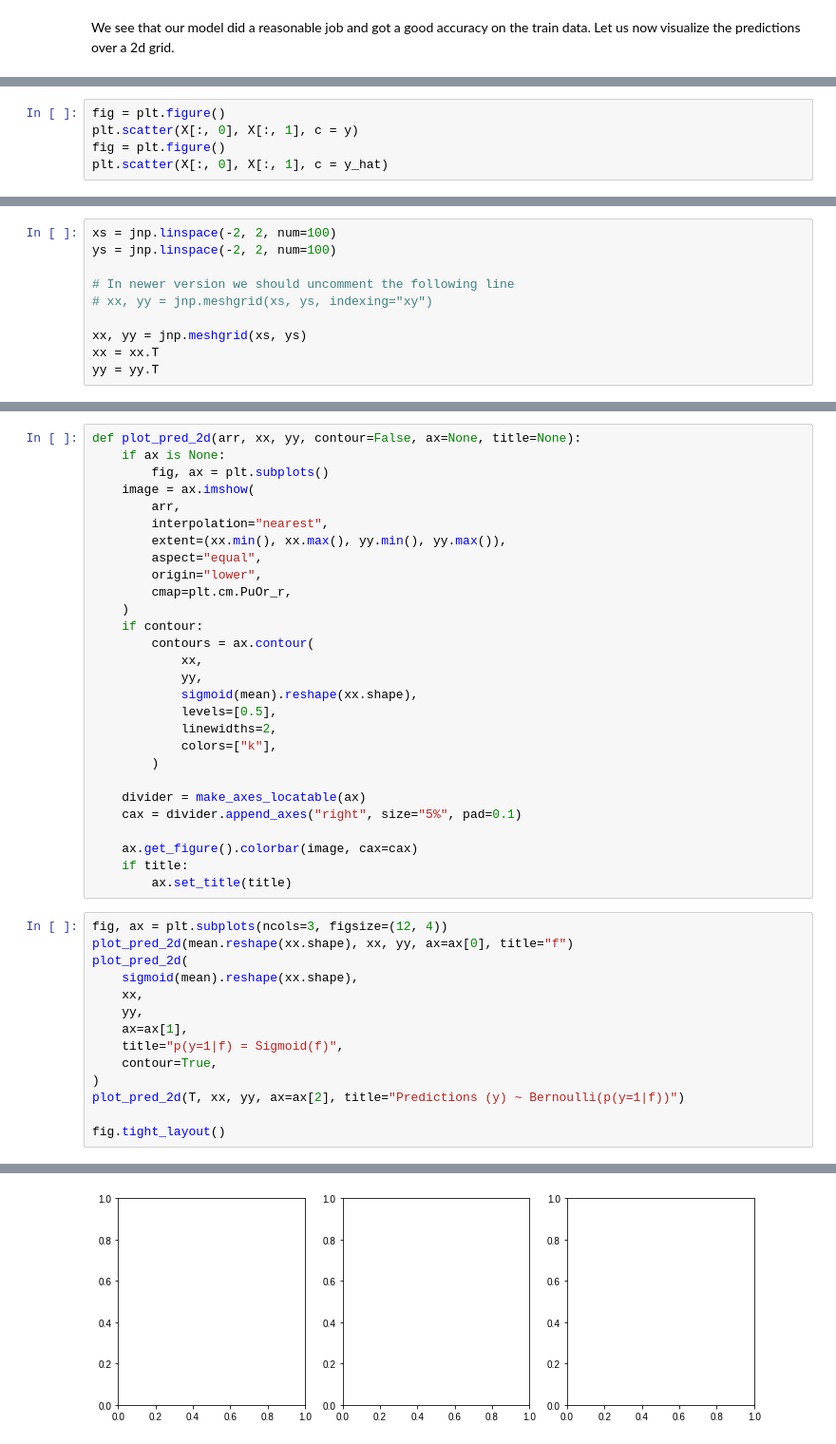
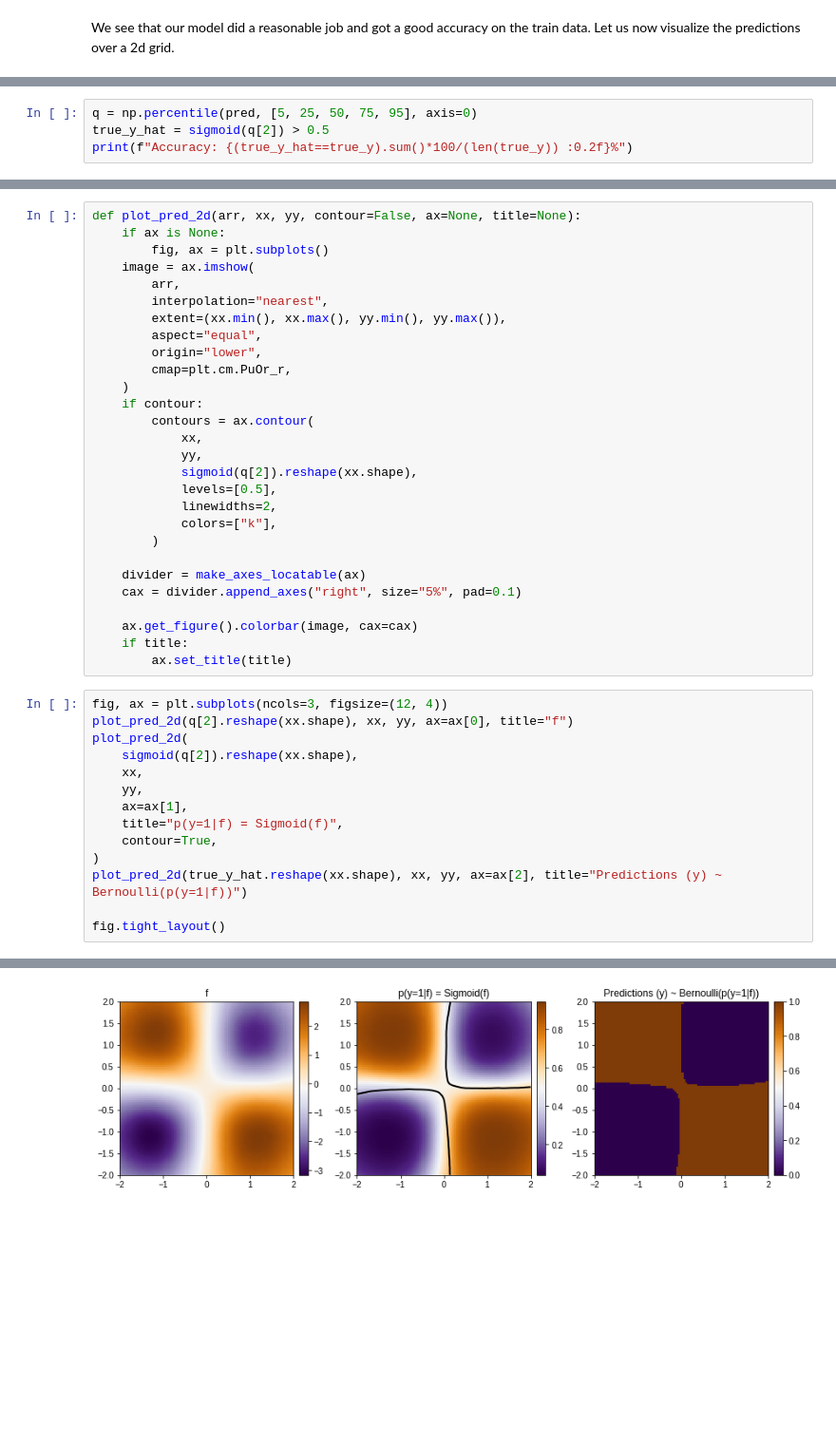
Before and after one commit to dfm/tinygp, a Jupyter notebook: docs/tutorials/gp_classification_mcmc.ipynb, the cells around one changed output, grey strips where cells are left out. Shown: that part at 95% size. Drawn from its saved outputs; the diff is of its cells as text; blank space fills up the shorter version.

```diff
--- a/docs/tutorials/gp_classification_mcmc.ipynb
+++ b/docs/tutorials/gp_classification_mcmc.ipynb
@@ -133,5 +127,0 @@ X.shape, T.shape
-# %%
-fig = plt.figure()
-plt.scatter(X[:, 0], X[:, 1], c = y)
-fig = plt.figure()
-plt.scatter(X[:, 0], X[:, 1], c = y_hat)
@@ -142,10 +127,0 @@ plt.scatter(X[:, 0], X[:, 1], c = y_hat)
-# %%
-xs = jnp.linspace(-2, 2, num=100)
-ys = jnp.linspace(-2, 2, num=100)
-
-# In newer version we should uncomment the following line
-# xx, yy = jnp.meshgrid(xs, ys, indexing="xy")
-
-xx, yy = jnp.meshgrid(xs, ys)
-xx = xx.T
-yy = yy.T
@@ -154,0 +128,4 @@ Z = numpyro.sample("y_hat", dist.Bernoulli(sigmoid(mean)), rng_key = jax.random.
+# %%
+q = np.percentile(pred, [5, 25, 50, 75, 95], axis=0)
+true_y_hat = sigmoid(q[2]) > 0.5
+print(f"Accuracy: {(true_y_hat==true_y).sum()*100/(len(true_y)) :0.2f}%")
@@ -168,7 +147,7 @@ def plot_pred_2d(arr, xx, yy, contour=False, ax=None, title=None):
         contours = ax.contour(
             xx,
             yy,
-            sigmoid(mean).reshape(xx.shape),
+            sigmoid(q[2]).reshape(xx.shape),
             levels=[0.5],
             linewidths=2,
             colors=["k"],
@@ -182,16 +161,16 @@ def plot_pred_2d(arr, xx, yy, contour=False, ax=None, title=None):
         ax.set_title(title)
 # %%
 fig, ax = plt.subplots(ncols=3, figsize=(12, 4))
-plot_pred_2d(mean.reshape(xx.shape), xx, yy, ax=ax[0], title="f")
+plot_pred_2d(q[2].reshape(xx.shape), xx, yy, ax=ax[0], title="f")
 plot_pred_2d(
-    sigmoid(mean).reshape(xx.shape),
+    sigmoid(q[2]).reshape(xx.shape),
     xx,
     yy,
     ax=ax[1],
     title="p(y=1|f) = Sigmoid(f)",
     contour=True,
 )
-plot_pred_2d(T, xx, yy, ax=ax[2], title="Predictions (y) ~ Bernoulli(p(y=1|f))")
+plot_pred_2d(true_y_hat.reshape(xx.shape), xx, yy, ax=ax[2], title="Predictions (y) ~ Bernoulli(p(y=1|f))")
 
 fig.tight_layout()
 # %% [output]
@@ -199 +177 @@ InconclusiveDimensionOperation: Cannot divide evenly the sizes of shapes (200,)
-[figure, old version]
+[figure, new version]
```
Also changed, not shown: parts of 17 cells of this notebook, 3 other files.
